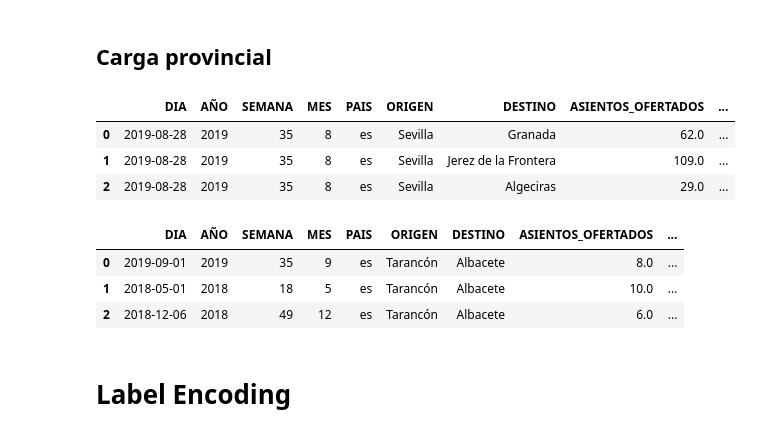
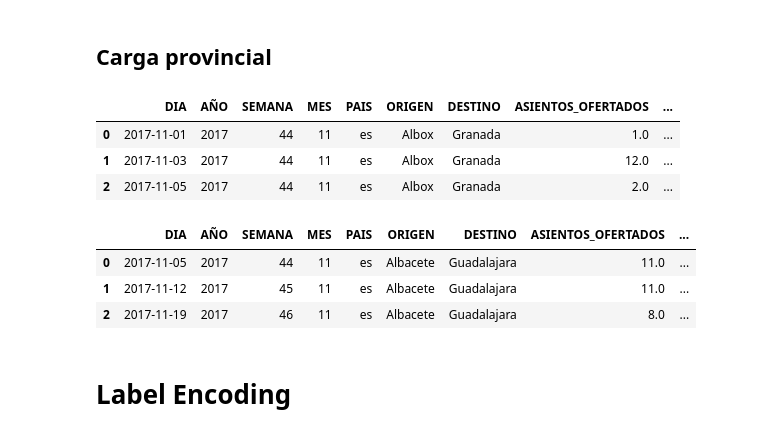
Before and after one commit to JoseAlbertoSeco/BlablacarCarpooling_DataMining, a Jupyter notebook: notebooks/Regression.ipynb, the cells around one changed output. Cells and saved outputs as stored; diff of their text form; code cells hidden in the pictures.

```diff
--- a/notebooks/Regression.ipynb
+++ b/notebooks/Regression.ipynb
@@ -39,23 +21,23 @@ df_Andalucia.csv    100%[===================>]   2.98M  --.-KB/s    in 0.01s
 # %% [markdown]
 ## Carga provincial
 # %%
-andalucia = pd.read_csv("df_Andalucia.csv")
+andalucia = pd.read_csv("df_andalucia.csv")
 andalucia = andalucia.drop(andalucia.columns[[0]], axis=1)
 andalucia.head(3)
 # %% [output]
 |  | DIA | AÑO | SEMANA | MES | PAIS | ORIGEN | DESTINO | ASIENTOS_OFERTADOS | ... |
-| 0 | 2019-08-28 | 2019 | 35 | 8 | es | Sevilla | Granada | 62.0 | ... |
-| 1 | 2019-08-28 | 2019 | 35 | 8 | es | Sevilla | Jerez de la Frontera | 109.0 | ... |
-| 2 | 2019-08-28 | 2019 | 35 | 8 | es | Sevilla | Algeciras | 29.0 | ... |
+| 0 | 2017-11-01 | 2017 | 44 | 11 | es | Albox | Granada | 1.0 | ... |
+| 1 | 2017-11-03 | 2017 | 44 | 11 | es | Albox | Granada | 12.0 | ... |
+| 2 | 2017-11-05 | 2017 | 44 | 11 | es | Albox | Granada | 2.0 | ... |
 # %%
-clm = pd.read_csv("df_CLM.csv")
+clm = pd.read_csv("df_castilla.csv")
 clm = clm.drop(clm.columns[[0]], axis=1)
 clm.head(3)
 # %% [output]
 |  | DIA | AÑO | SEMANA | MES | PAIS | ORIGEN | DESTINO | ASIENTOS_OFERTADOS | ... |
-| 0 | 2019-09-01 | 2019 | 35 | 9 | es | Tarancón | Albacete | 8.0 | ... |
-| 1 | 2018-05-01 | 2018 | 18 | 5 | es | Tarancón | Albacete | 10.0 | ... |
-| 2 | 2018-12-06 | 2018 | 49 | 12 | es | Tarancón | Albacete | 6.0 | ... |
+| 0 | 2017-11-05 | 2017 | 44 | 11 | es | Albacete | Guadalajara | 11.0 | ... |
+| 1 | 2017-11-12 | 2017 | 45 | 11 | es | Albacete | Guadalajara | 11.0 | ... |
+| 2 | 2017-11-19 | 2017 | 46 | 11 | es | Albacete | Guadalajara | 8.0 | ... |
 # %% [markdown]
 # Label Encoding
 # %% [markdown]
```
Also changed, not shown: parts of 57 cells of this notebook.
